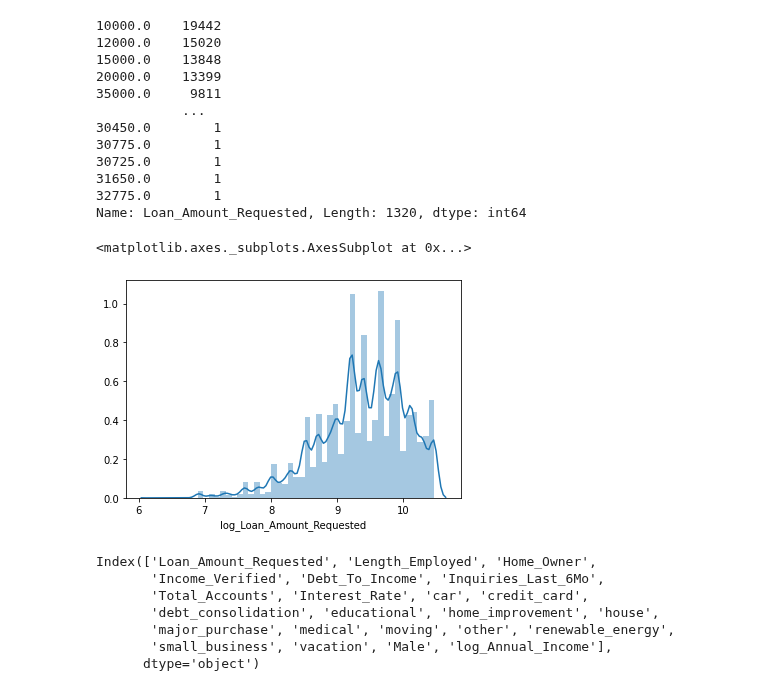
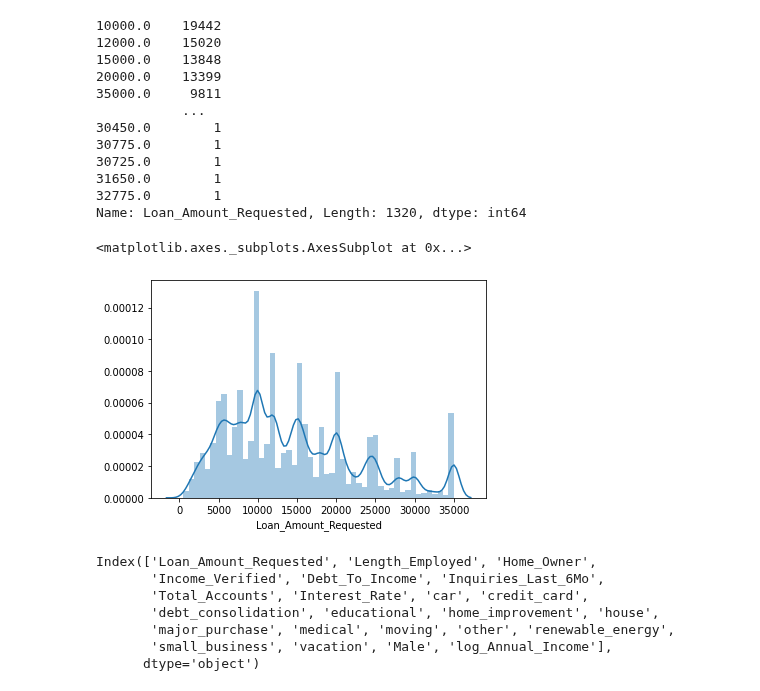
Before and after one commit to sagarbhadra7/Data-Science, a Jupyter notebook: Banking_interest.ipynb, the cells around one changed output. Drawn from its saved outputs; the diff is of its cells as text; code cells hidden in the pictures.

```diff
--- a/Banking_interest.ipynb
+++ b/Banking_interest.ipynb
@@ -436,10 +431,10 @@ df['Loan_Amount_Requested'].value_counts()
 32775.0        1
 Name: Loan_Amount_Requested, Length: 1320, dtype: int64
 # %%
-sns.distplot(df['log_Loan_Amount_Requested'])
+sns.distplot(df['Loan_Amount_Requested'])
 # %% [output]
 <matplotlib.axes._subplots.AxesSubplot at 0x...>
-[figure, old version]
+[figure, new version]
 # %%
 train_data = df.iloc[:164309,:]
 test_data = df.iloc[164309:,:]
```
Also changed, not shown: parts of 11 cells of this notebook.
